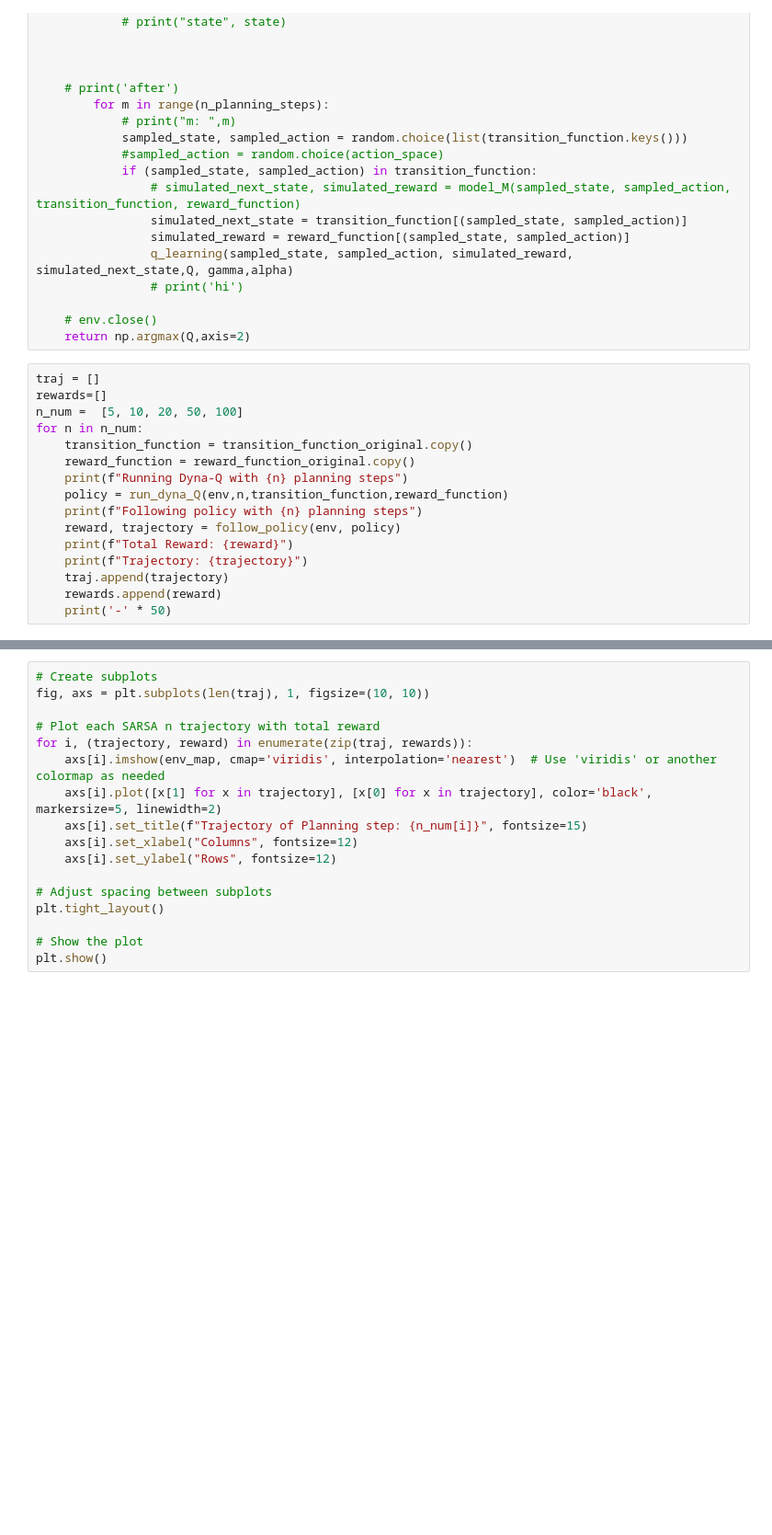
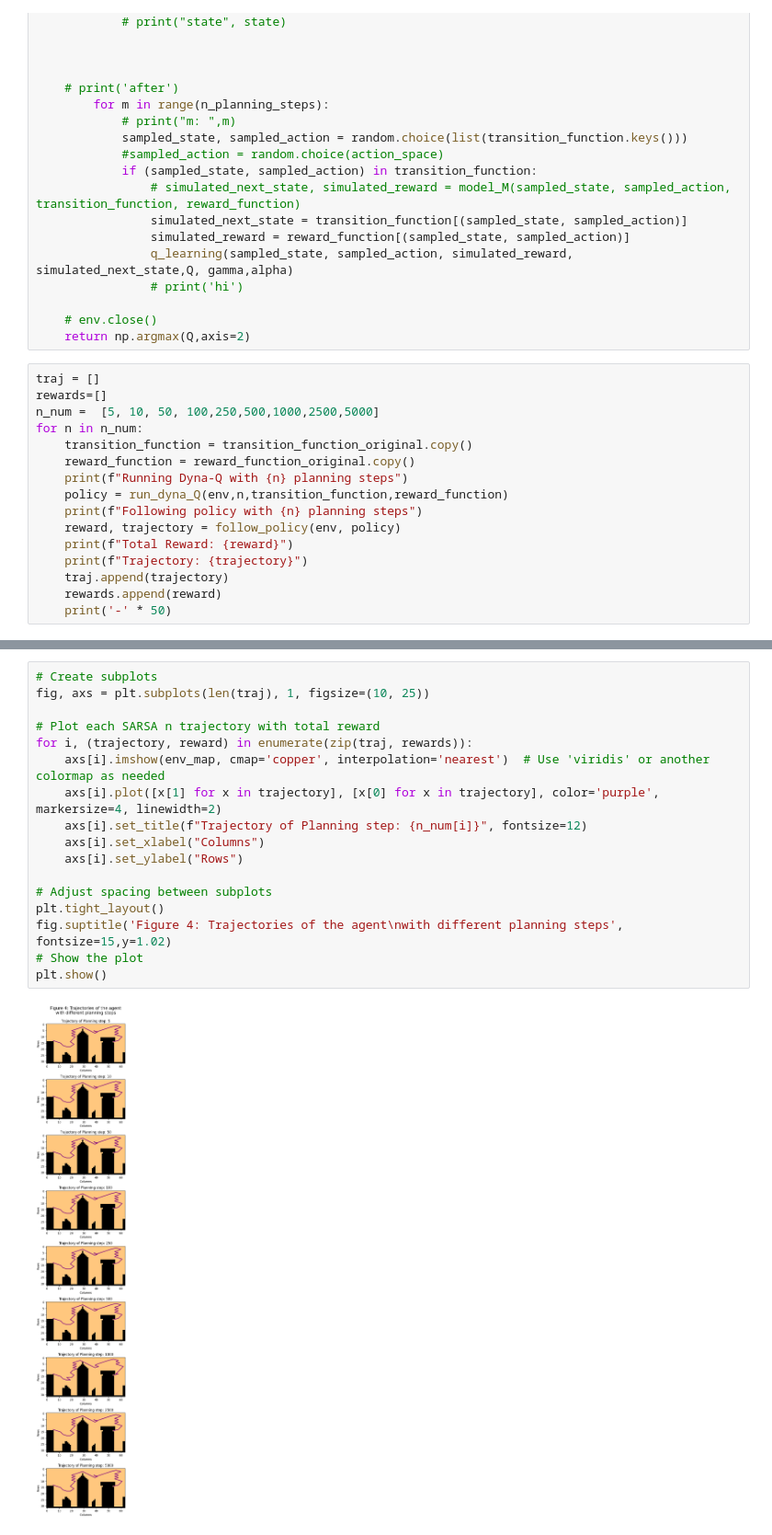
Before and after one commit to saraahmadi3/inf368, a Jupyter notebook: p4/sky.ipynb, the cells around one changed output, grey strips where cells are left out. Shown at 92% size. Drawn from its saved outputs; the diff is of its cells as text; blank space fills up the shorter version.

```diff
--- a/p4/sky.ipynb
+++ b/p4/sky.ipynb
@@ -520,7 +621,7 @@ def run_dyna_Q(env,n_planning_steps,transition_function,reward_function):
 # %%
 traj = []
 rewards=[]
-n_num =  [5, 10, 20, 50, 100]
+n_num =  [5, 10, 50, 100,250,500,1000,2500,5000]
 for n in n_num:
     transition_function = transition_function_original.copy()
     reward_function = reward_function_original.copy()
@@ -536,17 +655,19 @@ for n in n_num:
 # %%
 # Create subplots
-fig, axs = plt.subplots(len(traj), 1, figsize=(10, 10))
+fig, axs = plt.subplots(len(traj), 1, figsize=(10, 25))
 
 # Plot each SARSA n trajectory with total reward
 for i, (trajectory, reward) in enumerate(zip(traj, rewards)):
-    axs[i].imshow(env_map, cmap='viridis', interpolation='nearest')  # Use 'viridis' or another colormap as needed
-    axs[i].plot([x[1] for x in trajectory], [x[0] for x in trajectory], color='black', markersize=5, linewidth=2)
-    axs[i].set_title(f"Trajectory of Planning step: {n_num[i]}", fontsize=15)
-    axs[i].set_xlabel("Columns", fontsize=12)
-    axs[i].set_ylabel("Rows", fontsize=12)
+    axs[i].imshow(env_map, cmap='copper', interpolation='nearest')  # Use 'viridis' or another colormap as needed
+    axs[i].plot([x[1] for x in trajectory], [x[0] for x in trajectory], color='purple', markersize=4, linewidth=2)
+    axs[i].set_title(f"Trajectory of Planning step: {n_num[i]}", fontsize=12)
+    axs[i].set_xlabel("Columns")
+    axs[i].set_ylabel("Rows")
 
 # Adjust spacing between subplots
 plt.tight_layout()
-
+fig.suptitle('Figure 4: Trajectories of the agent\nwith different planning steps', fontsize=15,y=1.02)
 # Show the plot
 plt.show()
+# %% [output]
+[figure, added]
```
Also changed, not shown: parts of 16 cells of this notebook.
